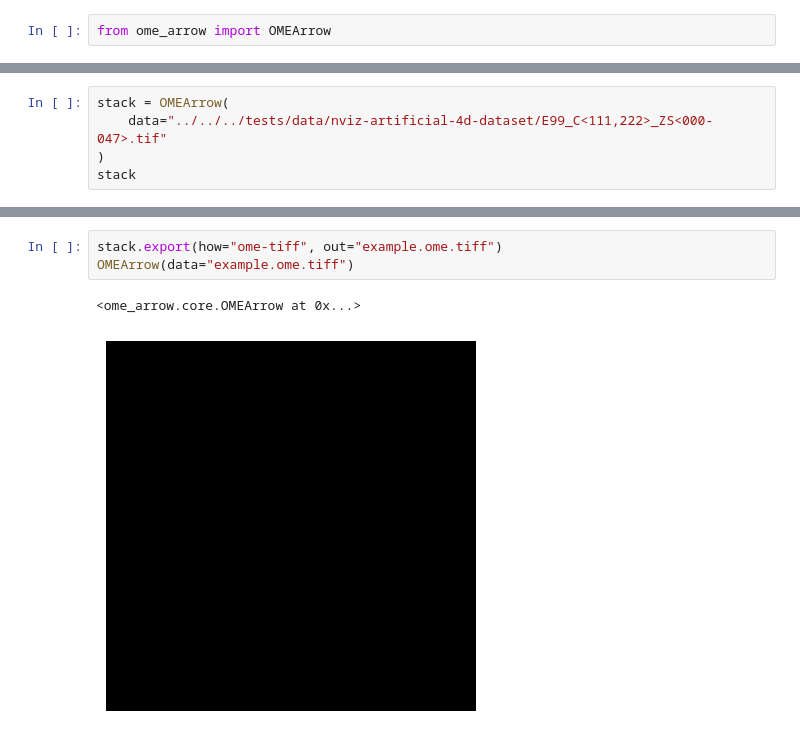
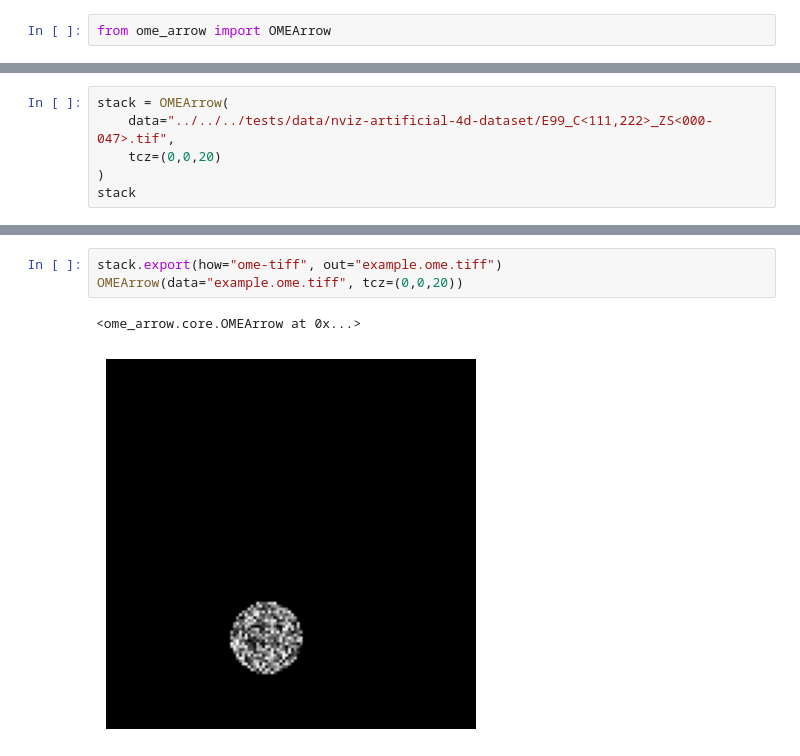
Before and after one commit to WayScience/ome-arrow, a Jupyter notebook: docs/src/examples/ome-arrow_quiver.ipynb, the cells around one changed output, grey strips where cells are left out. Drawn from its saved outputs; the diff is of its cells as text.

```diff
--- a/docs/src/examples/ome-arrow_quiver.ipynb
+++ b/docs/src/examples/ome-arrow_quiver.ipynb
@@ -5,6 +32,7 @@ from ome_arrow import OMEArrow
 # %%
 stack = OMEArrow(
-    data="../../../tests/data/nviz-artificial-4d-dataset/E99_C<111,222>_ZS<000-047>.tif"
+    data="../../../tests/data/nviz-artificial-4d-dataset/E99_C<111,222>_ZS<000-047>.tif",
+    tcz=(0,0,20)
 )
 stack
 # %% [output]
@@ -13,8 +47,8 @@ stack
 # %%
 stack.export(how="ome-tiff", out="example.ome.tiff")
-OMEArrow(data="example.ome.tiff")
+OMEArrow(data="example.ome.tiff", tcz=(0,0,20))
 # %% [output]
 <ome_arrow.core.OMEArrow at 0x...>
-[figure, old version]
+[figure, new version]
 # %%
 stack.export(how="ome-zarr", out="example.ome.zarr")
```
Also changed, not shown: parts of 13 cells of this notebook, 5 other files.
